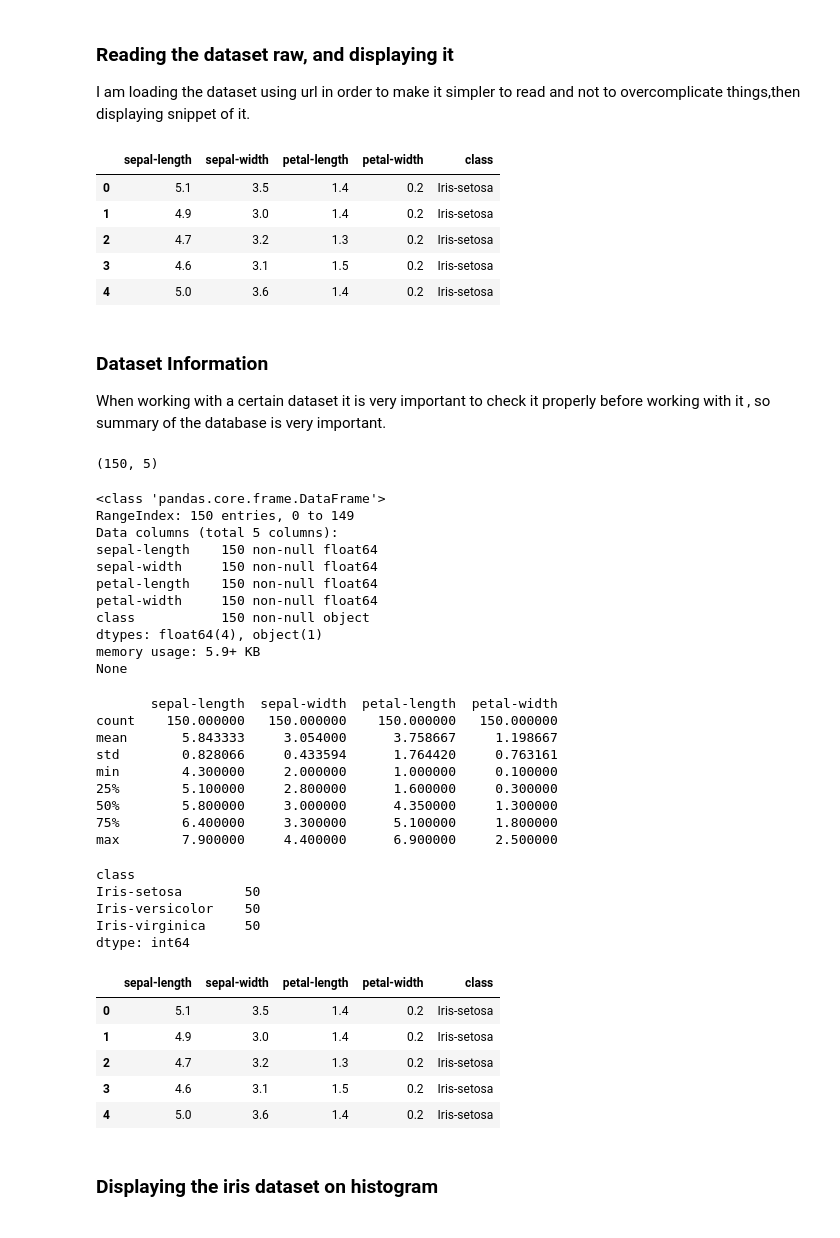
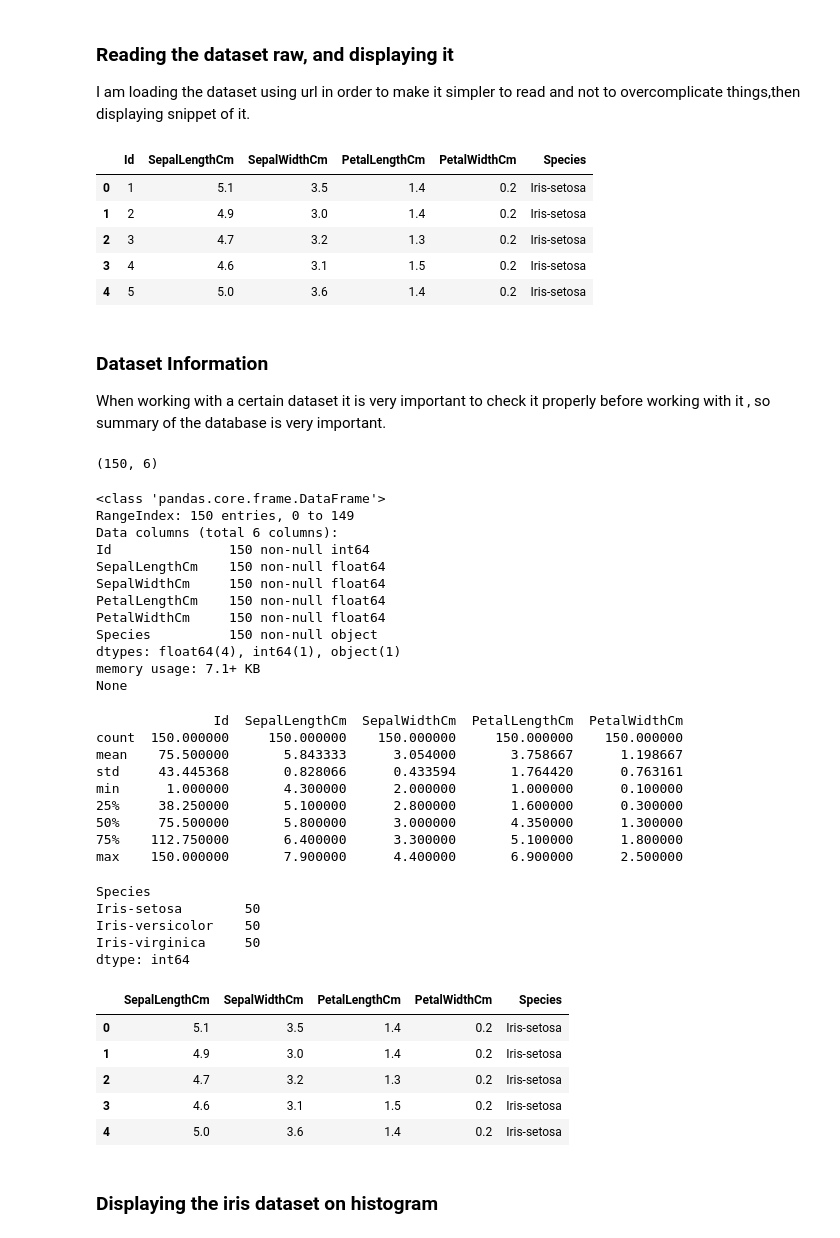
Before and after one commit to irelandeca123/Emer-Tech-Assign-C, a Jupyter notebook: iris-dataset.ipynb, the cells around one changed output. Saved outputs shown, nothing was run; the diff lists cells and outputs as text; code cells hidden in the pictures.

```diff
--- a/iris-dataset.ipynb
+++ b/iris-dataset.ipynb
@@ -24,18 +25,25 @@ import pandas as pd
 ### Reading the dataset raw, and displaying it
 I am loading the dataset using url in order to make it simpler to read and not to overcomplicate things,then displaying snippet of it.
 # %%
-# Load dataset
-url = "https://raw.githubusercontent.com/jbrownlee/Datasets/master/iris.csv"
-names = ['sepal-length', 'sepal-width', 'petal-length', 'petal-width', 'class']
-dataset = pd.read_csv(url, names=names)
+# Load dataset using url
+
+#url = "https://raw.githubusercontent.com/jbrownlee/Datasets/master/iris.csv"
+#names = ['sepal-length', 'sepal-width', 'petal-length', 'petal-width', 'class']
+#dataset = pd.read_csv(url, names=names)
+#dataset.head()
+
+
+# Load dataset using file
+
+dataset = pd.read_csv('Project Files/Iris.csv')
 dataset.head()
 # %% [output]
-|  | sepal-length | sepal-width | petal-length | petal-width | class |
-| 0 | 5.1 | 3.5 | 1.4 | 0.2 | Iris-setosa |
-| 1 | 4.9 | 3.0 | 1.4 | 0.2 | Iris-setosa |
-| 2 | 4.7 | 3.2 | 1.3 | 0.2 | Iris-setosa |
-| 3 | 4.6 | 3.1 | 1.5 | 0.2 | Iris-setosa |
-| 4 | 5.0 | 3.6 | 1.4 | 0.2 | Iris-setosa |
+|  | Id | SepalLengthCm | SepalWidthCm | PetalLengthCm | PetalWidthCm | Species |
+| 0 | 1 | 5.1 | 3.5 | 1.4 | 0.2 | Iris-setosa |
+| 1 | 2 | 4.9 | 3.0 | 1.4 | 0.2 | Iris-setosa |
+| 2 | 3 | 4.7 | 3.2 | 1.3 | 0.2 | Iris-setosa |
+| 3 | 4 | 4.6 | 3.1 | 1.5 | 0.2 | Iris-setosa |
+| 4 | 5 | 5.0 | 3.6 | 1.4 | 0.2 | Iris-setosa |
 # %% [markdown]
 ### Dataset Information
 When working with a certain dataset it is very important to check it properly before working with it , so summary of the database is very important.
@@ -44,7 +52,7 @@ When working with a certain dataset it is very important to check it properly be
 
 print(dataset.shape)
 # %% [output]
-(150, 5)
+(150, 6)
 # %%
 #more info on the data
 
@@ -52,35 +60,36 @@ print(dataset.info())
 # %% [output]
 <class 'pandas.core.frame.DataFrame'>
 RangeIndex: 150 entries, 0 to 149
-Data columns (total 5 columns):
-sepal-length    150 non-null float64
-sepal-width     150 non-null float64
-petal-length    150 non-null float64
-petal-width     150 non-null float64
-class           150 non-null object
-dtypes: float64(4), object(1)
-memory usage: 5.9+ KB
+Data columns (total 6 columns):
+Id               150 non-null int64
+SepalLengthCm    150 non-null float64
+SepalWidthCm     150 non-null float64
+PetalLengthCm    150 non-null float64
+PetalWidthCm     150 non-null float64
+Species          150 non-null object
+dtypes: float64(4), int64(1), object(1)
+memory usage: 7.1+ KB
 None
 # %%
 # description of the dataset
 
 print(dataset.describe())
 # %% [output]
-       sepal-length  sepal-width  petal-length  petal-width
-count    150.000000   150.000000    150.000000   150.000000
-mean       5.843333     3.054000      3.758667     1.198667
-std        0.828066     0.433594      1.764420     0.763161
-min        4.300000     2.000000      1.000000     0.100000
-25%        5.100000     2.800000      1.600000     0.300000
-50%        5.800000     3.000000      4.350000     1.300000
-75%        6.400000     3.300000      5.100000     1.800000
-max        7.900000     4.400000      6.900000     2.500000
+               Id  SepalLengthCm  SepalWidthCm  PetalLengthCm  PetalWidthCm
+count  150.000000     150.000000    150.000000     150.000000    150.000000
+mean    75.500000       5.843333      3.054000       3.758667      1.198667
+std     43.445368       0.828066      0.433594       1.764420      0.763161
+min      1.000000       4.300000      2.000000       1.000000      0.100000
+25%     38.250000       5.100000      2.800000       1.600000      0.300000
+50%     75.500000       5.800000      3.000000       4.350000      1.300000
+75%    112.750000       6.400000      3.300000       5.100000      1.800000
+max    150.000000       7.900000      4.400000       6.900000      2.500000
 # %%
 #class distribution
 
-print(dataset.groupby('class').size())
+print(dataset.groupby('Species').size())
 # %% [output]
-class
+Species
 Iris-setosa        50
 Iris-versicolor    50
 Iris-virginica     50
@@ -89,11 +98,11 @@ dtype: int64
 #displaying the dataset table without a certain column can be very useful tool,
 ##in this example I am going to drop the class column just to show how the function works and can be used.
 
-##dataset = dataset.drop(columns="class")
+dataset = dataset.drop('Id',axis=1)
 
-dataset.head()
+dataset.head(5)
 # %% [output]
-|  | sepal-length | sepal-width | petal-length | petal-width | class |
+|  | SepalLengthCm | SepalWidthCm | PetalLengthCm | PetalWidthCm | Species |
 | 0 | 5.1 | 3.5 | 1.4 | 0.2 | Iris-setosa |
 | 1 | 4.9 | 3.0 | 1.4 | 0.2 | Iris-setosa |
 | 2 | 4.7 | 3.2 | 1.3 | 0.2 | Iris-setosa |
```
Also changed, not shown: parts of 10 cells of this notebook, 1 other file.
